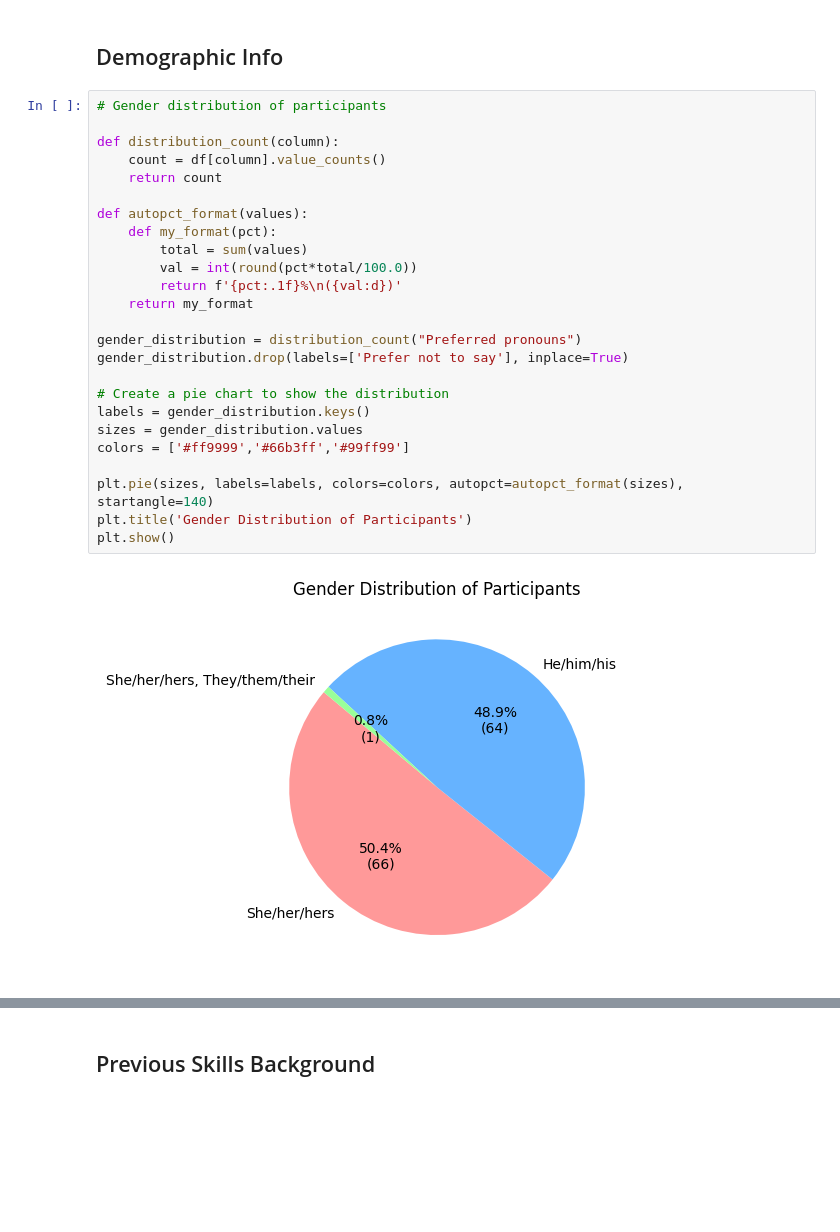
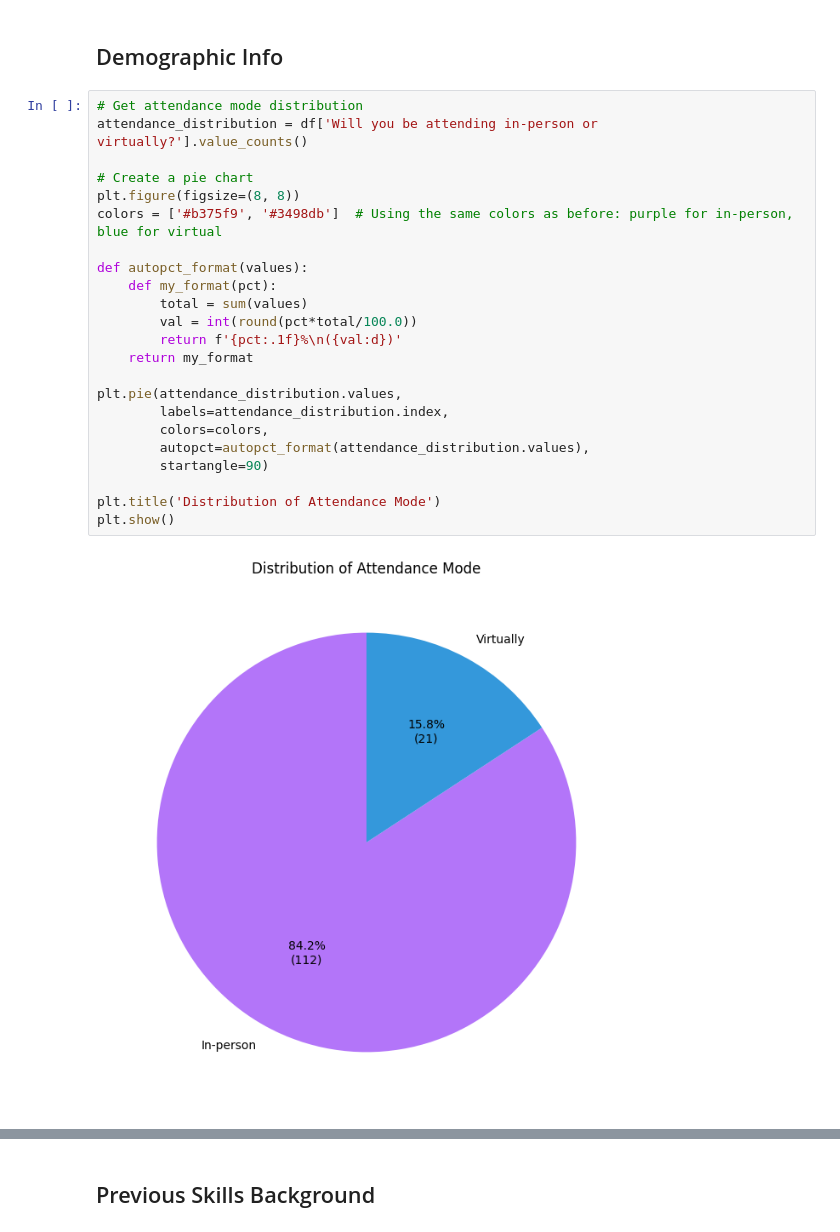
Before and after one commit to brainhack-vandy/data_analysis, a Jupyter notebook: data_analysis.ipynb, the cells around one changed output, grey strips where cells are left out. Saved outputs shown, nothing was run; the diff lists cells and outputs as text; blank space fills up the shorter version.

```diff
--- a/data_analysis.ipynb
+++ b/data_analysis.ipynb
@@ -22,29 +22,27 @@ df = df[df.iloc[:, 25] == "Yes"]
 # %% [markdown]
 ## Demographic Info
 # %%
-# Gender distribution of participants
+# Get attendance mode distribution
+attendance_distribution = df['Will you be attending in-person or virtually?'].value_counts()
 
-def distribution_count(column):
-    count = df[column].value_counts()
-    return count
+# Create a pie chart
+plt.figure(figsize=(8, 8))
+colors = ['#b375f9', '#3498db']  # Using the same colors as before: purple for in-person, blue for virtual
 
 def autopct_format(values):
     def my_format(pct):
         total = sum(values)
         val = int(round(pct*total/100.0))
         return f'{pct:.1f}%\n({val:d})'
     return my_format
 
-gender_distribution = distribution_count("Preferred pronouns")
-gender_distribution.drop(labels=['Prefer not to say'], inplace=True)
+plt.pie(attendance_distribution.values,
+        labels=attendance_distribution.index,
+        colors=colors,
+        autopct=autopct_format(attendance_distribution.values),
+        startangle=90)
 
-# Create a pie chart to show the distribution
-labels = gender_distribution.keys()
-sizes = gender_distribution.values
-colors = ['#ff9999','#66b3ff','#99ff99']
-
-plt.pie(sizes, labels=labels, colors=colors, autopct=autopct_format(sizes), startangle=140)
-plt.title('Gender Distribution of Participants')
+plt.title('Distribution of Attendance Mode')
 plt.show()
 # %% [output]
-[figure, old version]
+[figure, new version]
```
Also changed, not shown: parts of 16 cells of this notebook.
